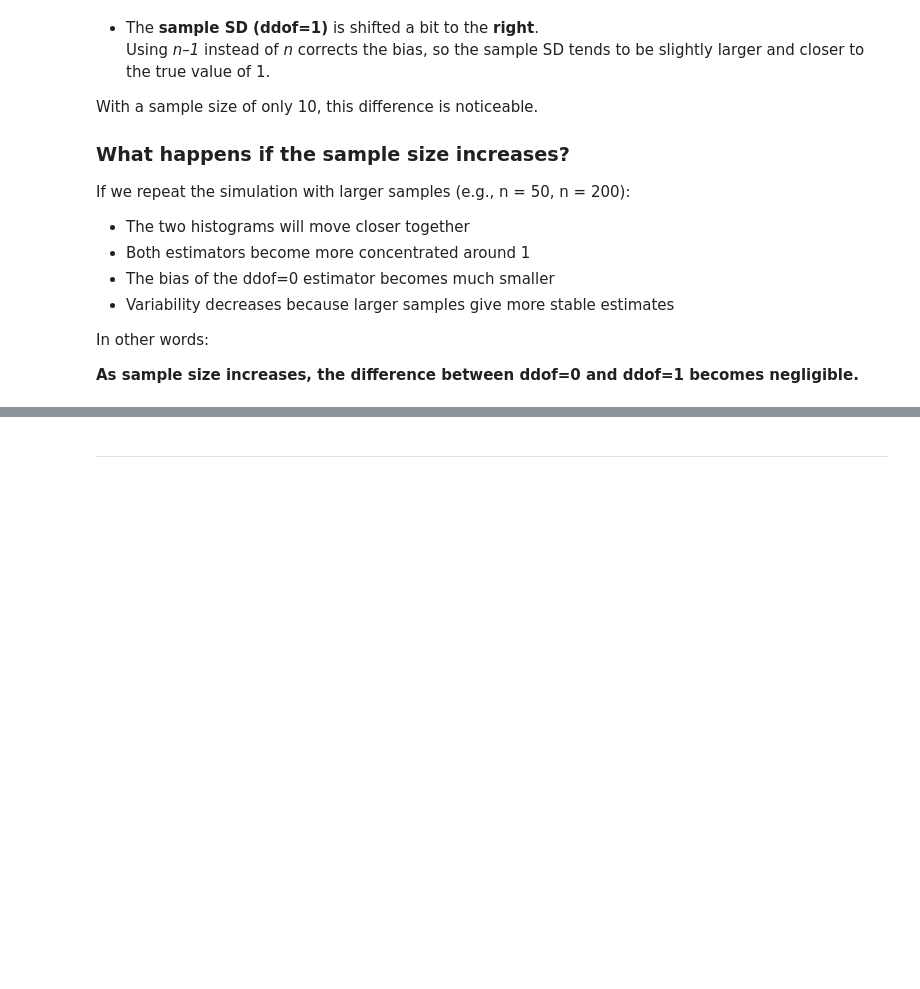
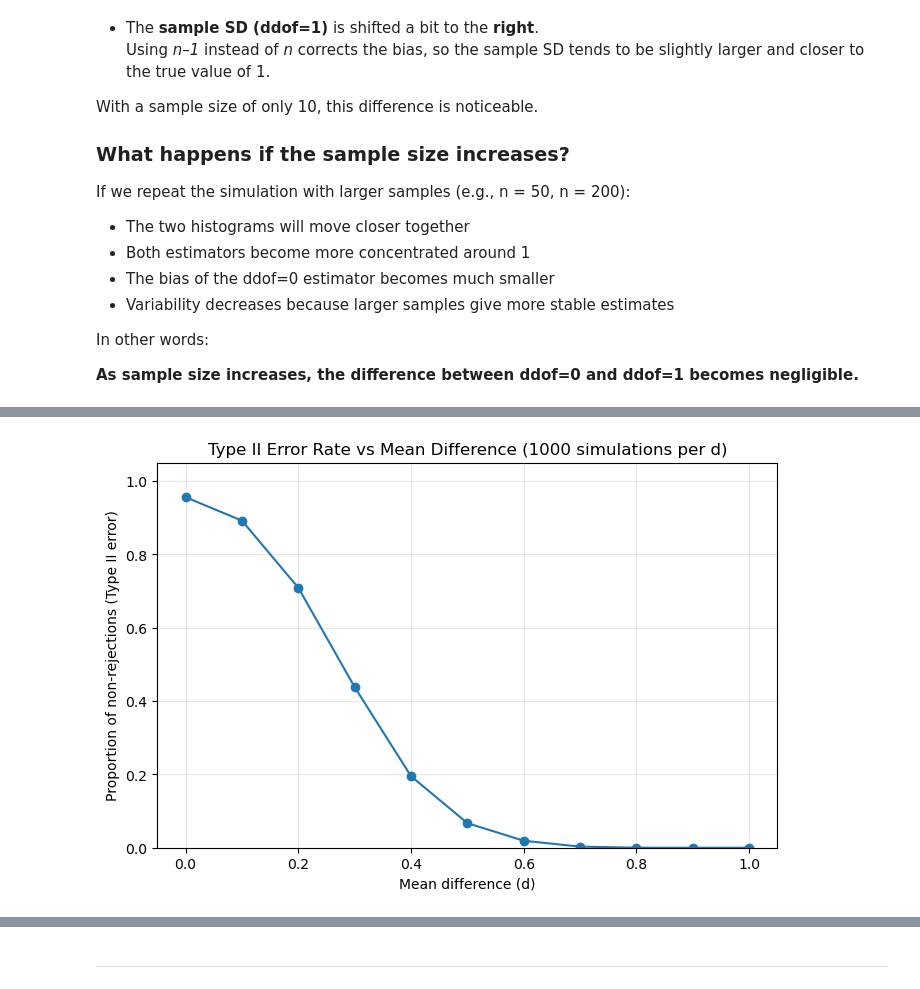
Before and after one commit to GabrielaDomiciano/applied_statistics_assignment, a Jupyter notebook: problems.ipynb, the cells around one changed output, grey strips where cells are left out. Saved outputs shown, nothing was run; the diff lists cells and outputs as text; code cells hidden in the pictures; blank space fills up the shorter version.

Commit message:
plotting problem 3

```diff
--- a/problems.ipynb
+++ b/problems.ipynb
@@ -339,0 +376,22 @@ In other words:
+# %%
+for d in d_values:
+
+    fails = 0    # counts how many times we fail to reject H0
+
+    for _ in range(n_reps):
+
+        # Sample from N(0,1)
+        group1 = rng.standard_normal(sample_size)
+
+        # Sample from N(d,1)
+        group2 = rng.normal(loc=d, scale=1.0, size=sample_size)
+
+        # Independent two-sample t-test
+        t_stat, p_value = stats.ttest_ind(group1, group2)
+
+        # Fail to reject the null hypothesis (p >= 0.05)
+        if p_value >= alpha:
+            fails += 1
+
+    # Proportion of non-rejections for this d
+    type2_errors.append(fails / n_reps)
@@ -339,0 +414,13 @@ In other words:
+# %%
+plt.figure(figsize=(8,5))
+
+plt.plot(d_values, type2_errors, marker="o")
+plt.xlabel("Mean difference (d)")
+plt.ylabel("Proportion of non-rejections (Type II error)")
+plt.title("Type II Error Rate vs Mean Difference (1000 simulations per d)")
+plt.grid(True, alpha=0.3)
+plt.ylim(0, 1.05)
+
+plt.show()
+# %% [output]
+[figure, added]
```
Also changed, not shown: parts of 9 cells of this notebook, 1 other file.
